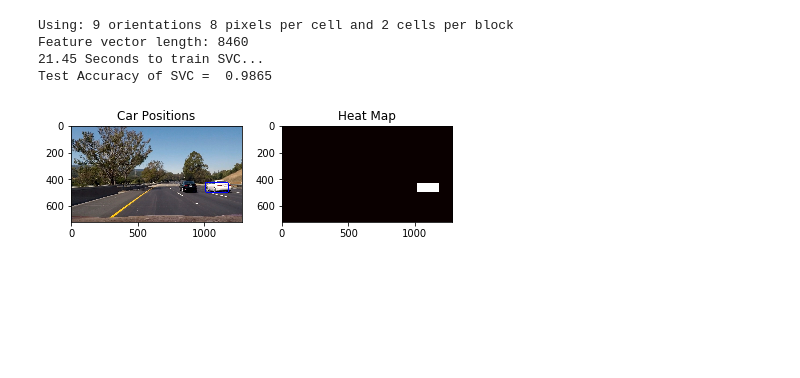
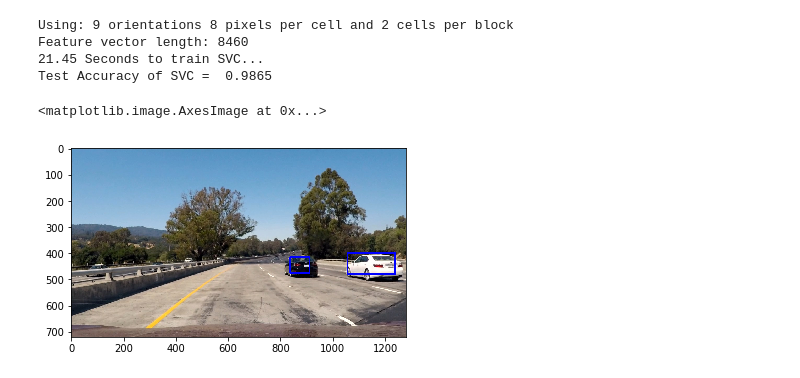
Before and after one commit to anujpotnis/CarND-Vehicle-Detection, a Jupyter notebook: vehicle-detection.ipynb, the cells around one changed output. Drawn from its saved outputs; the diff is of its cells as text; code cells hidden in the pictures; blank space fills up the shorter version.

```diff
--- a/vehicle-detection.ipynb
+++ b/vehicle-detection.ipynb
@@ -357,16 +349,25 @@ def process_image(img):
 # %%
 def process_image(img):
 #     img_gray = cv2.cvtColor(img, cv2.COLOR_RGB2GRAY)
-    out_img, bbox_list = find_cars(img, ystart, ystop, scale, svc, X_scaler, orient, pix_per_cell, cell_per_block, spatial_size, hist_bins)
+
+
+    scale_list = [0.6, 1, 1.5, 2]
+    ystop_list = [500, 500, 530, 700]
+    bboxes_scale = []
+
+    for scale, ystop in zip(scale_list, ystop_list):
+#         print(scale)
+        out_img, bbox_list = find_cars(img, ystart, ystop, scale, svc, X_scaler, orient, pix_per_cell, cell_per_block, spatial_size, hist_bins)
+        bboxes_scale = bboxes_scale + bbox_list
     heat = np.zeros_like(out_img[:,:,0]).astype(np.float)
     # Add heat to each box in box list
-    heat = add_heat(heat,bbox_list)
+#     heat = add_heat(heat,bboxes_scale)
     # Apply threshold to help remove false positives
-    heat = apply_threshold(heat, 1)
+#     heat = apply_threshold(heat, 5)
 
     global global_heatmap
-    global_heatmap = add_heat(heat, bbox_list)
-    global_heat= apply_threshold(global_heatmap, 5)
+    global_heatmap = add_heat(heat, bboxes_scale)
+    global_heat= apply_threshold(global_heatmap, 10)
 
     # Visualize the heatmap when displaying
     heatmap = np.clip(global_heat, 0, 255)
@@ -374,24 +375,25 @@ def process_image(img):
     labels = label(heatmap)
     draw_img = draw_labeled_bboxes(np.copy(img), labels)
 
-    fig = plt.figure()
-    plt.subplot(121)
-    plt.imshow(draw_img)
-    plt.title('Car Positions')
-    plt.subplot(122)
-    plt.imshow(heatmap, cmap='hot')
-    plt.title('Heat Map')
-    fig.tight_layout()
+#     fig = plt.figure()
+#     plt.subplot(121)
+#     plt.imshow(draw_img)
+#     plt.title('Car Positions')
+#     plt.subplot(122)
+#     plt.imshow(heatmap, cmap='hot')
+#     plt.title('Heat Map')
+#     fig.tight_layout()
 
     return draw_img
 #     return out_img
 # %%
-img = cv2.imread('./test_images/test6.jpg')
+img = cv2.imread('./test_images/test1.jpg')
 img = cv2.cvtColor(img, cv2.COLOR_BGR2RGB)
 I = process_image(img)
-# plt.imshow(I)
+plt.imshow(I)
 # %% [output]
+<matplotlib.image.AxesImage at 0x...>
-[figure, old version]
+[figure, new version]
 # %%
 clip1 = VideoFileClip('./test_video.mp4')
 vehicle_clip = clip1.fl_image(process_image) #NOTE: this function expects color images!!
```
Also changed, not shown: parts of 4 cells of this notebook, 14 other files.
